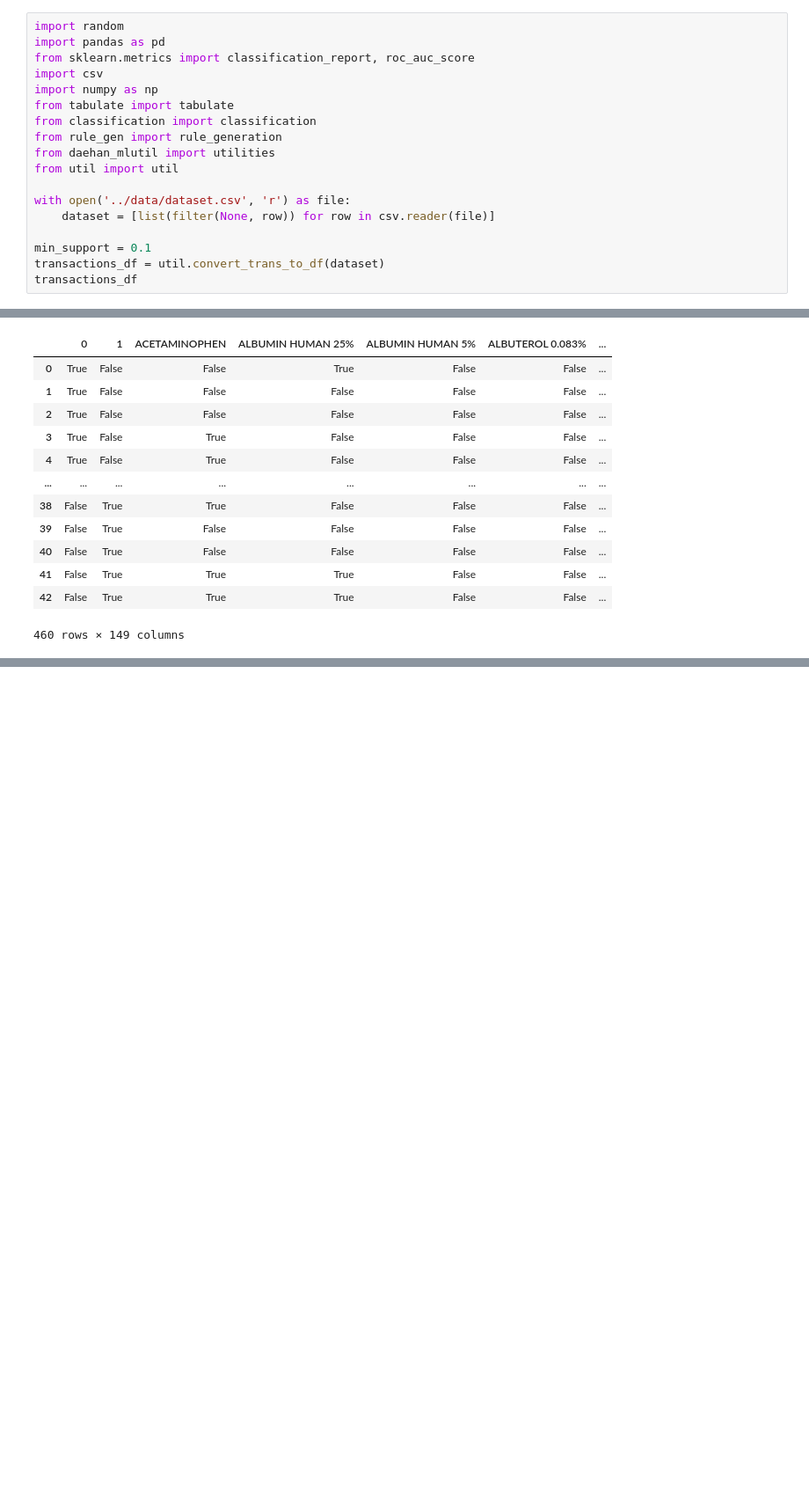
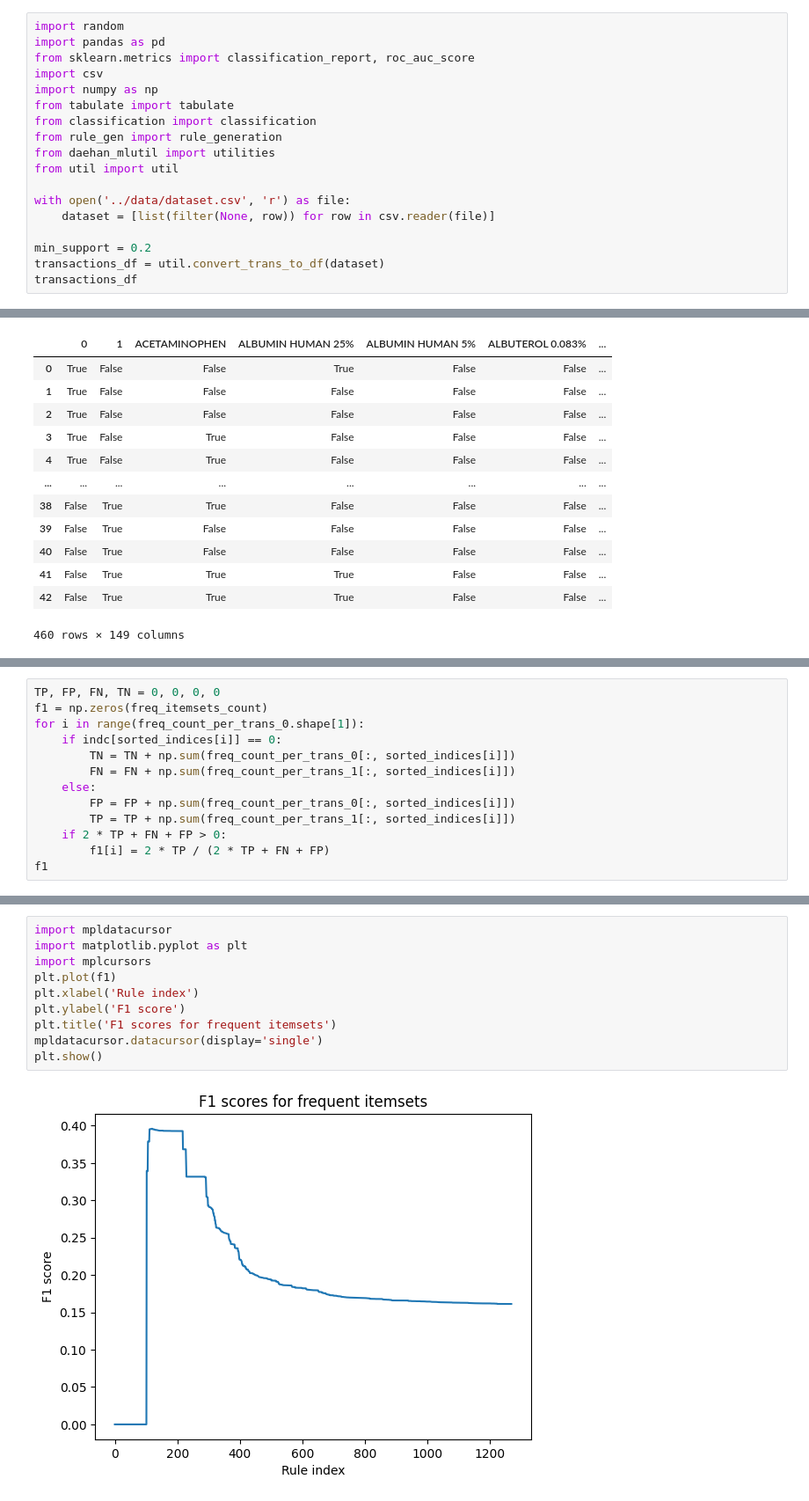
Before and after one commit to daehan-lim/associative-classifier-pos-neg-rules, a Jupyter notebook: src/note_main.ipynb, the cells around one changed output, grey strips where cells are left out. Shown at 88% size. Saved outputs shown, nothing was run; the diff lists cells and outputs as text; blank space fills up the shorter version.

```diff
--- a/src/note_main.ipynb
+++ b/src/note_main.ipynb
@@ -13,7 +13,7 @@ from util import util
 with open('../data/dataset.csv', 'r') as file:
     dataset = [list(filter(None, row)) for row in csv.reader(file)]
 
-min_support = 0.1
+min_support = 0.2
 transactions_df = util.convert_trans_to_df(dataset)
 transactions_df
 # %% [output]
@@ -210,0 +287,13 @@ mean
+# %%
+TP, FP, FN, TN = 0, 0, 0, 0
+f1 = np.zeros(freq_itemsets_count)
+for i in range(freq_count_per_trans_0.shape[1]):
+    if indc[sorted_indices[i]] == 0:
+        TN = TN + np.sum(freq_count_per_trans_0[:, sorted_indices[i]])
+        FN = FN + np.sum(freq_count_per_trans_1[:, sorted_indices[i]])
+    else:
+        FP = FP + np.sum(freq_count_per_trans_0[:, sorted_indices[i]])
+        TP = TP + np.sum(freq_count_per_trans_1[:, sorted_indices[i]])
+    if 2 * TP + FN + FP > 0:
+        f1[i] = 2 * TP / (2 * TP + FN + FP)
+f1
@@ -211 +316,13 @@ mean
+# %%
+import mpldatacursor
+import matplotlib.pyplot as plt
+import mplcursors
+plt.plot(f1)
+plt.xlabel('Rule index')
+plt.ylabel('F1 score')
+plt.title('F1 scores for frequent itemsets')
+mpldatacursor.datacursor(display='single')
+plt.show()
+# %% [output]
+[figure, added]
 # %%
```
Also changed, not shown: parts of 15 cells of this notebook, 3 other files.
